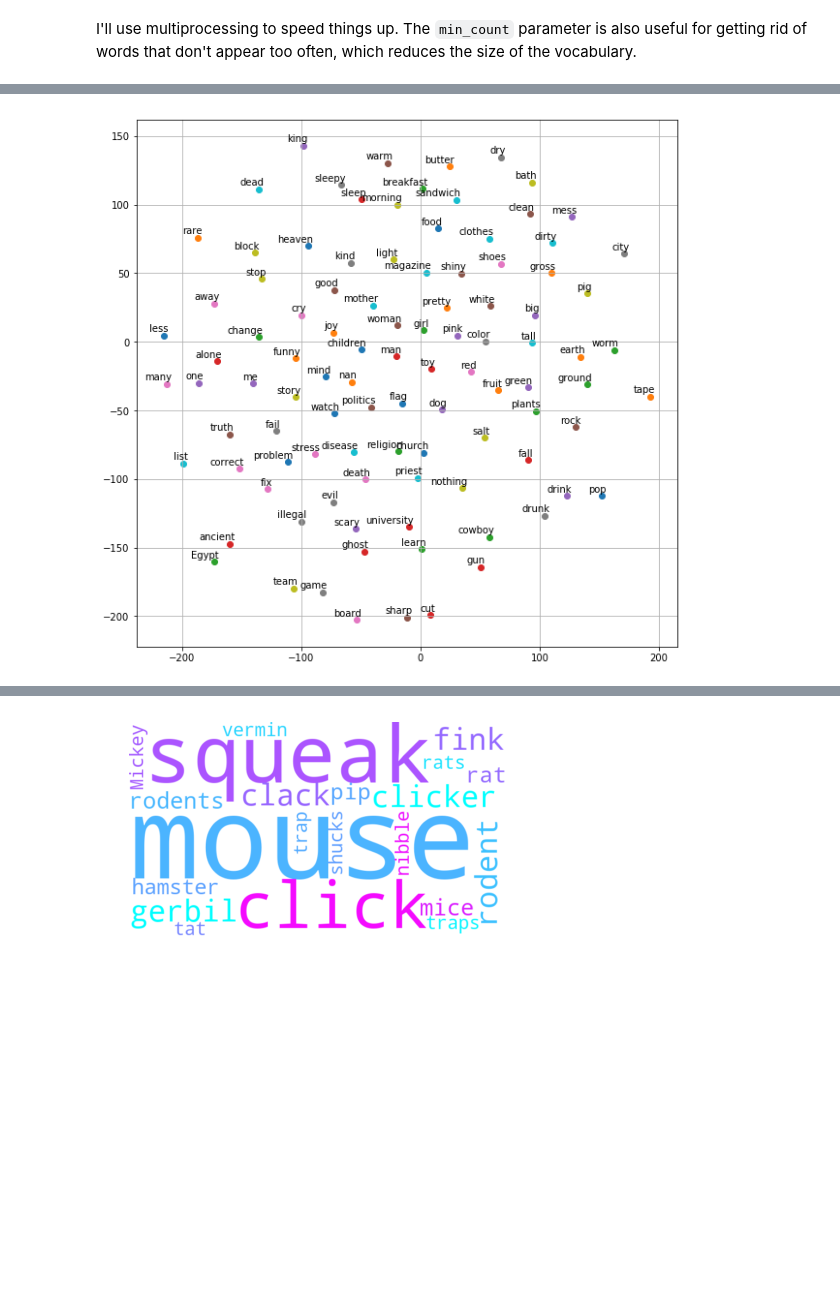
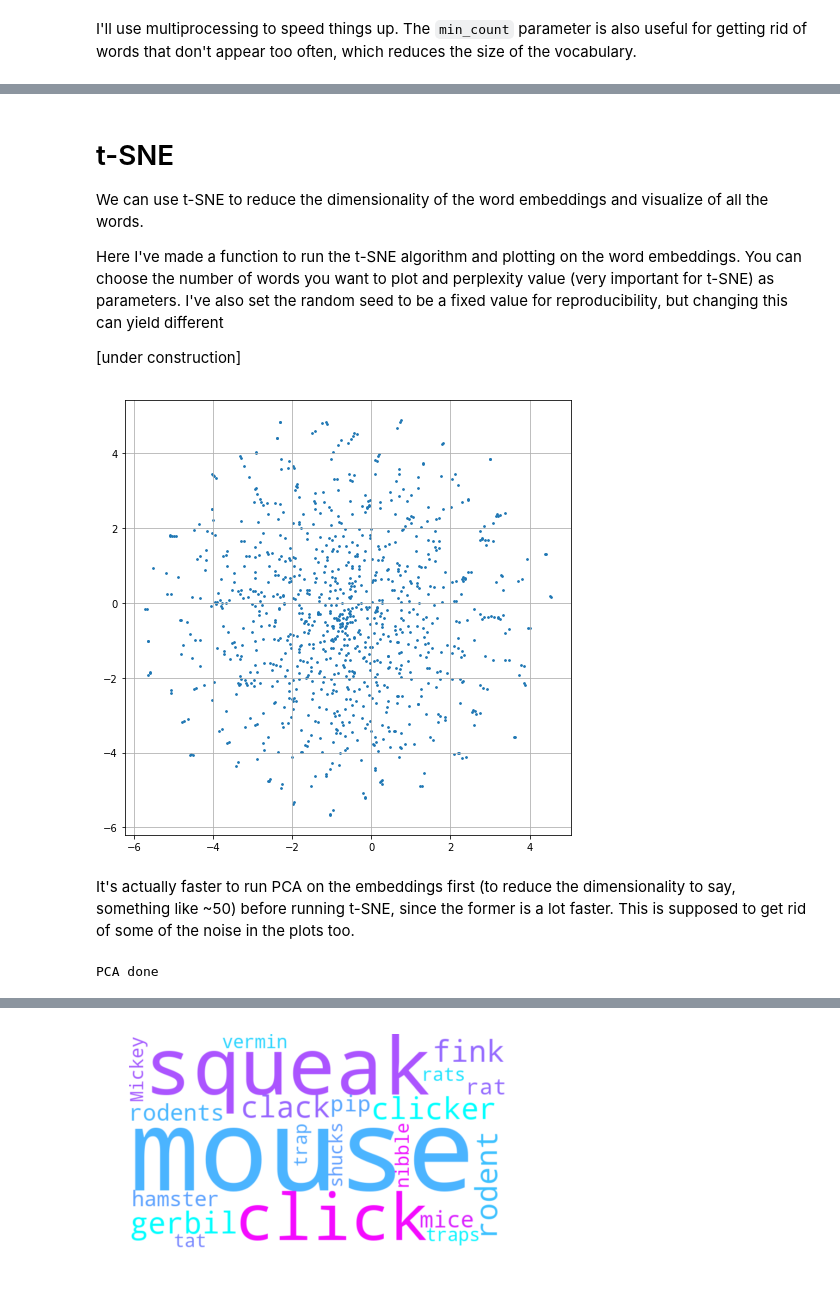
Before and after one commit to qrrble/word-associations, a Jupyter notebook: Word2Vec.ipynb, the cells around one changed output, grey strips where cells are left out. Cells and saved outputs as stored; diff of their text form; code cells hidden in the pictures; blank space fills up the shorter version.

```diff
--- a/Word2Vec.ipynb
+++ b/Word2Vec.ipynb
@@ -129,18 +131,20 @@ Now that the Word2Vec model is fit, we can try to visualize how the words are cl
 # %%
-# Retrieving all the vectors from the trained model and storing that into X
-X = model[model.wv.vocab]
+# Retrieving all the vectors from the trained model
+word_vectors = model[model.wv.vocab]
 
 # Runs PCA on the word vectors to project these onto a plane
 pca = PCA(n_components=2)
-result = pca.fit_transform(X)
+pca_result = pca.fit_transform(word_vectors)
 # %%
 # Does plotting
-max_words = 120
+max_words = 120 # Sets the number of words to plot
 
-fig=plt.figure(figsize=(12, 12), facecolor='w', edgecolor='k')
+fig=plt.figure(figsize=(8, 8), facecolor='w', edgecolor='k')
 
-plt.scatter(result[:max_words, 0], result[:max_words, 1],marker = '.',color='r')
-for i, word in enumerate(words[:max_words]):
+plt.scatter(pca_result[:max_words, 0], pca_result[:max_words, 1],marker = '.',color='r')
+
+# Plotting the word labels
+for i, word in enumerate(vocabulary[:max_words]):
     plt.annotate(word, xy=(result[i, 0], result[i, 1]))
 
 plt.grid(True)
@@ -154,41 +161,69 @@ Here's a t-SNE visualization of all the words...
+# %% [markdown]
+# t-SNE
+We can use t-SNE to reduce the dimensionality of the word embeddings and visualize of all the words.
+
+Here I've made a function to run the t-SNE algorithm and plotting on the word embeddings. You can choose the number of words you want to plot and perplexity value (very important for t-SNE) as parameters. I've also set the random seed to be a fixed value for reproducibility, but changing this can yield different
+
+[under construction]
 # %%
 from sklearn.manifold import TSNE
-def tsne_plot(model, max_words=100):
+def tsne_plot(model, max_words=100, perplexity_value=30,random_seed=0,annotate = True):
     '''
     Inputs:
     model - output of the Word2Vec model
     max_words - number of words to plot so that it doesn't plot the entire vocabulary
+    perplexity_value - value for the perplexity parameter in t-SNE
+    random_seed - random seed value for t-SNE
+    annotate - if True, then plot displays the word annotated next to the point
     '''
     labels, tokens = [], []
 
     counter = 0
     for word in model.wv.vocab:
         tokens.append(model[word])
         labels.append(word)
         counter += 1
         if counter == max_words:
             break
 
-    tsne_model = TSNE(perplexity=40, n_components=2, init='pca', n_iter=2500, random_state=23)
+    tsne_model = TSNE(perplexity=perplexity_value, n_components=2, init='pca', n_iter=2500, random_state=random_seed)
     new_values = tsne_model.fit_transform(tokens)
 
     x,y = [], []
     for value in new_values:
         x.append(value[0])
         y.append(value[1])
 
-    plt.figure(figsize=(10, 10))
+    plt.figure(figsize=(8, 8))
+    plt.scatter(x,y,s=3)
     for i in range(len(x)):
-        plt.scatter(x[i],y[i])
-        plt.annotate(labels[i],
-                     xy=(x[i], y[i]),
-                     xytext=(5, 2),
-                     textcoords='offset points',
-                     ha='right',
-                     va='bottom')
+
+        if annotate == True:
+            plt.annotate(labels[i],
+                         xy=(x[i], y[i]),
+                         xytext=(5, 2),
+                         textcoords='offset points',
+                         ha='right',
+                         va='bottom')
         plt.grid(True)
     plt.show()
 
-tsne_plot(model)
+tsne_plot(model, max_words = 1000, perplexity_value = 100, annotate = False)
 # %% [output]
-[figure, old version]
+[figure, new version]
+# %% [markdown]
+It's actually faster to run PCA on the embeddings first (to reduce the dimensionality to say, something like ~50) before running t-SNE, since the former is a lot faster. This is supposed to get rid of some of the noise in the plots too.
+# %%
+# Runs PCA on the word vectors reduce the dimensionality first
+pca = PCA(n_components=50)
+pca_result = pca.fit_transform(word_vectors[0:1000])
+print('PCA done')
+
+tsne_model = TSNE(perplexity=100, n_components=2,
+                  init='pca', n_iter=2500, random_state=0)
+tsne_values = tsne_model.fit_transform(pca_result)
+
+x = [value[0] for value in tsne_values]
+y = [value[1] for value in tsne_values]
+# %% [output]
+PCA done
```
Also changed, not shown: parts of 14 cells of this notebook, 2 other files.
